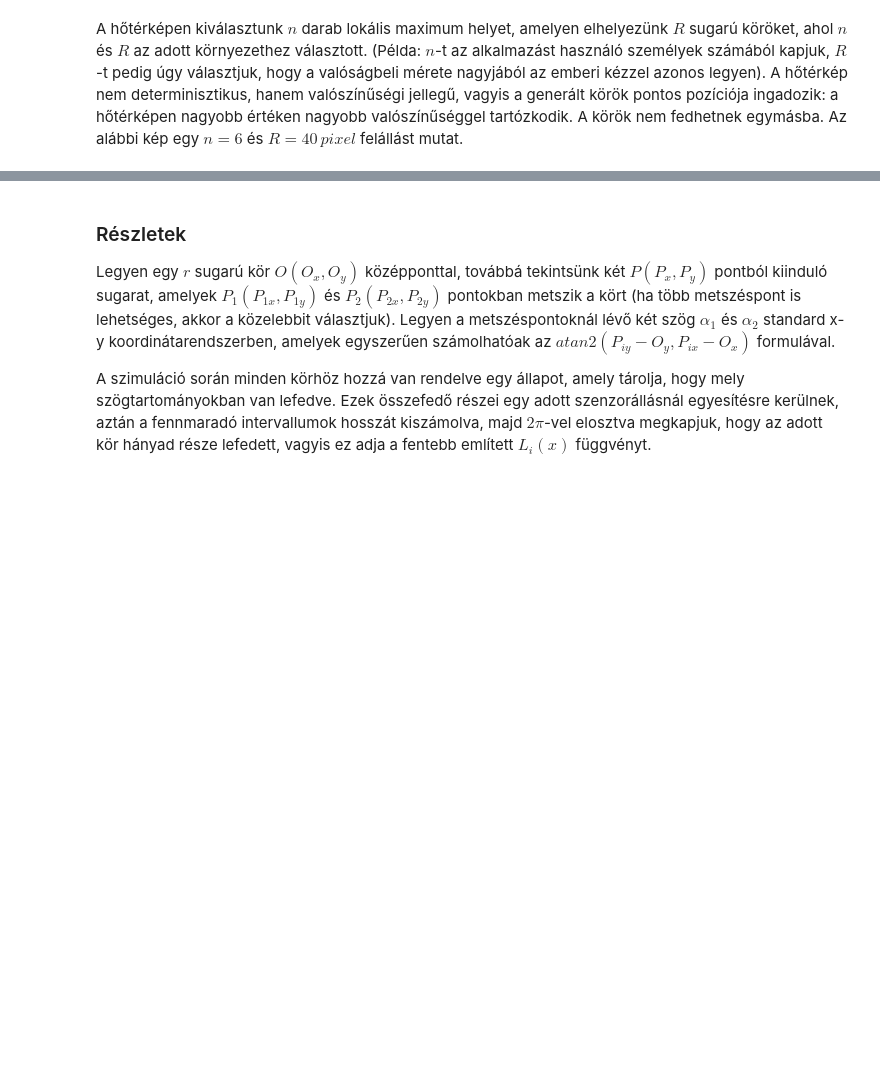
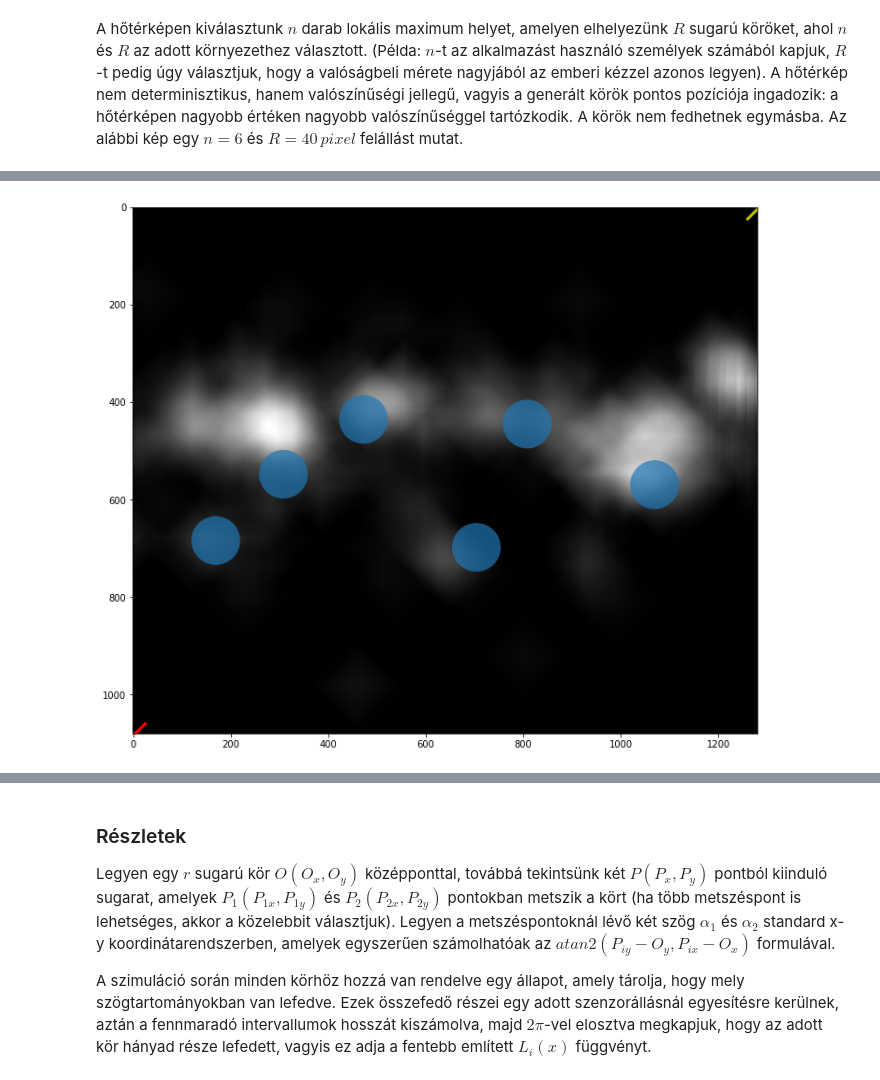
Before and after one commit to Ptrskay3/place_me, a Jupyter notebook: example.ipynb, the cells around one changed output, grey strips where cells are left out. Drawn from its saved outputs; the diff is of its cells as text; code cells hidden in the pictures; blank space fills up the shorter version.

```diff
--- a/example.ipynb
+++ b/example.ipynb
@@ -78,0 +111,4 @@ env: RUST_LOG=0
+# %%
+plot_from_optimal_coords(data, peaks, [x1.mode[0], y1.mode[0], x2.mode[0], y2.mode[0]])
+# %% [output]
+[figure, added]
```
Also changed, not shown: parts of 9 cells of this notebook, 1 other file.
